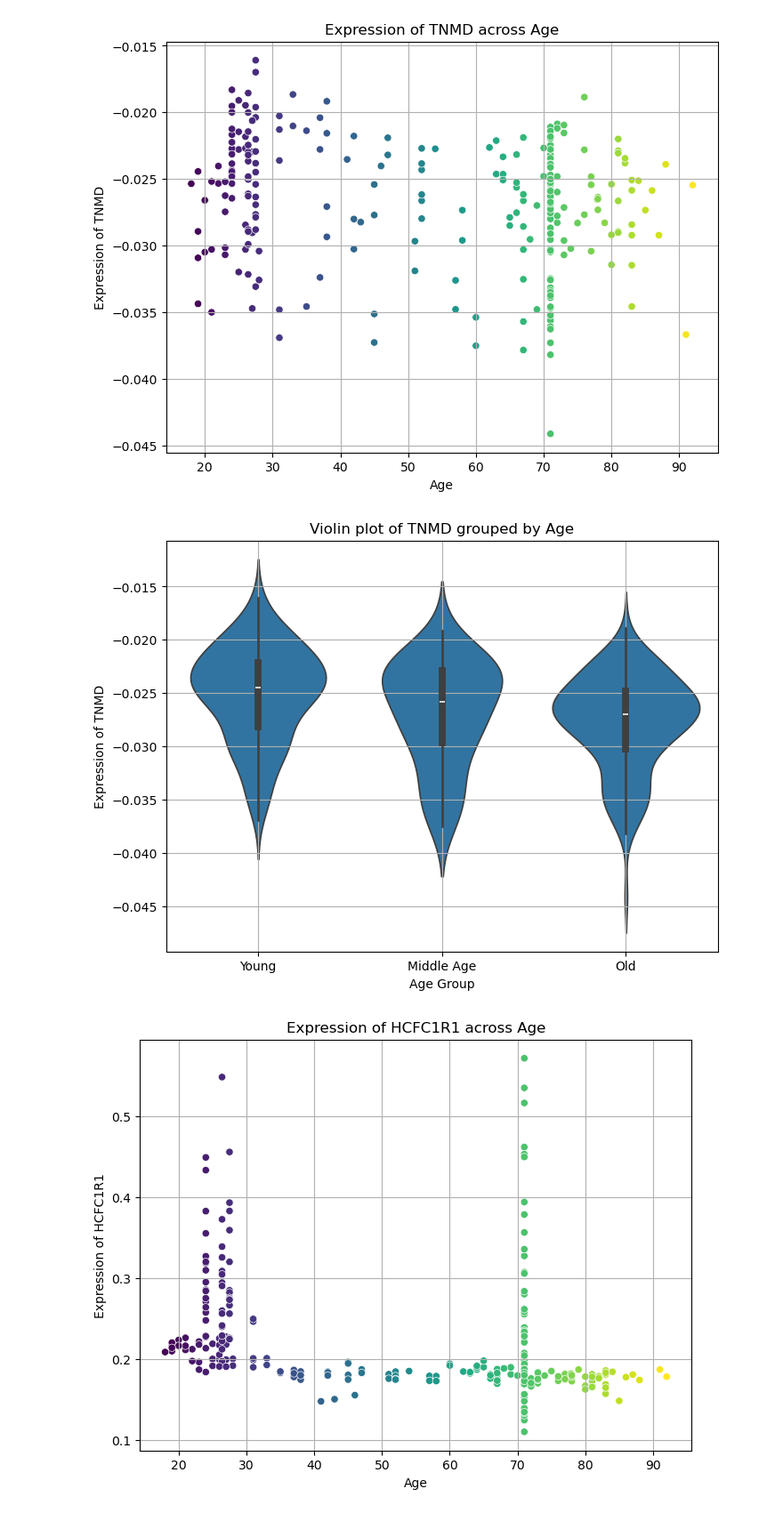
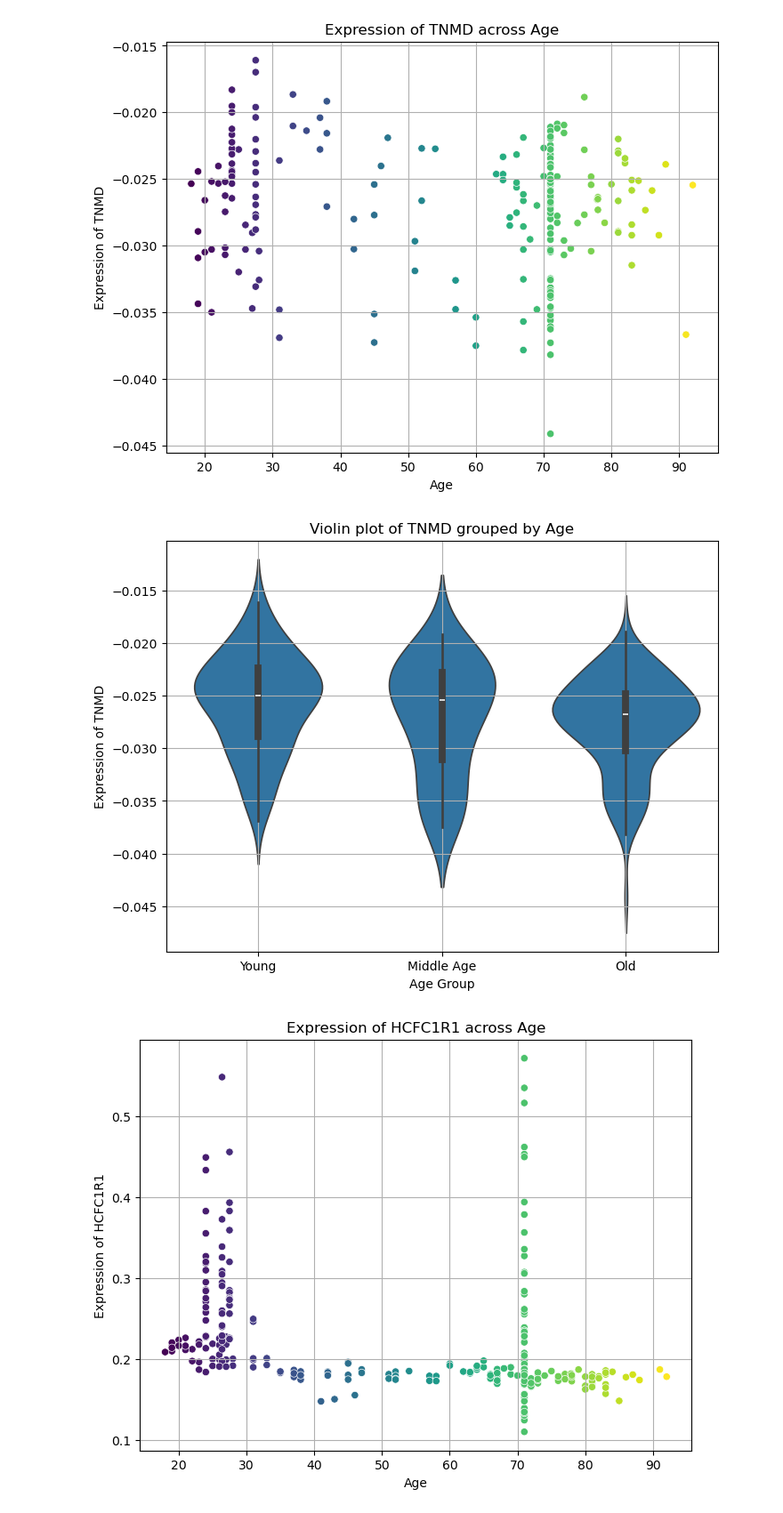
Before and after one commit to GuerreroVazquez/expression_profiles, a Jupyter notebook: Ploting_profiles.ipynb, the cells around one changed output. Shown at 89% size. Cells and saved outputs as stored; diff of their text form; code cells hidden in the pictures.

Commit message:
plot the profiles

```diff
--- a/Ploting_profiles.ipynb
+++ b/Ploting_profiles.ipynb
@@ -81,0 +42,3 @@ female_expression.head()
+# %%
+male_expression = expression_data[expression_data['Sample'].isin(male_samples)]
+male_expression.head()
@@ -89,8 +95,8 @@ gene_profile(female_expression, 'TNMD')
 # %%
-gene_profile(expression_data, 'TNMD')
+gene_profile(male_expression, 'TNMD')
 # %% [output]
-[figure, old version]
+[figure, new version]
-[figure, old version]
+[figure, new version]
 # %%
 gene_profile(expression_data, 'HCFC1R1')
 # %% [output]
```
Also changed, not shown: parts of 22 cells of this notebook, 3 other files.
